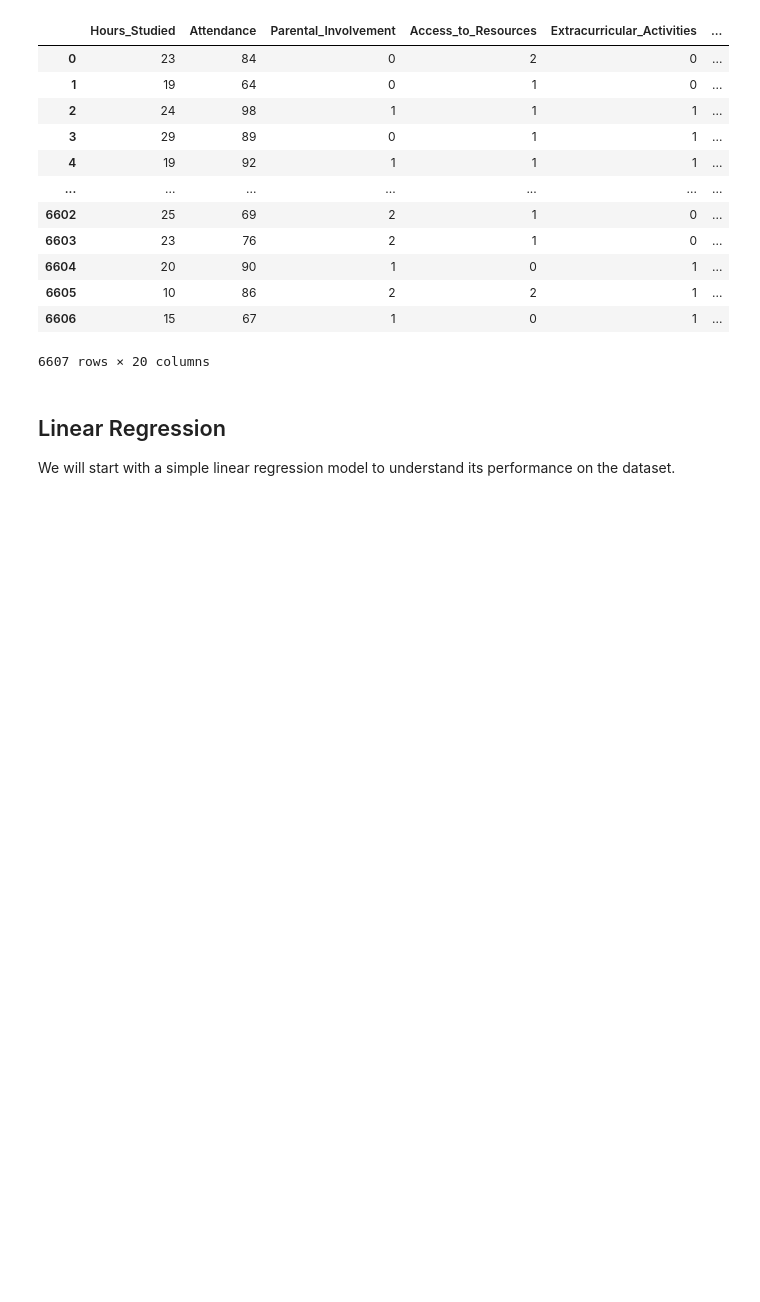
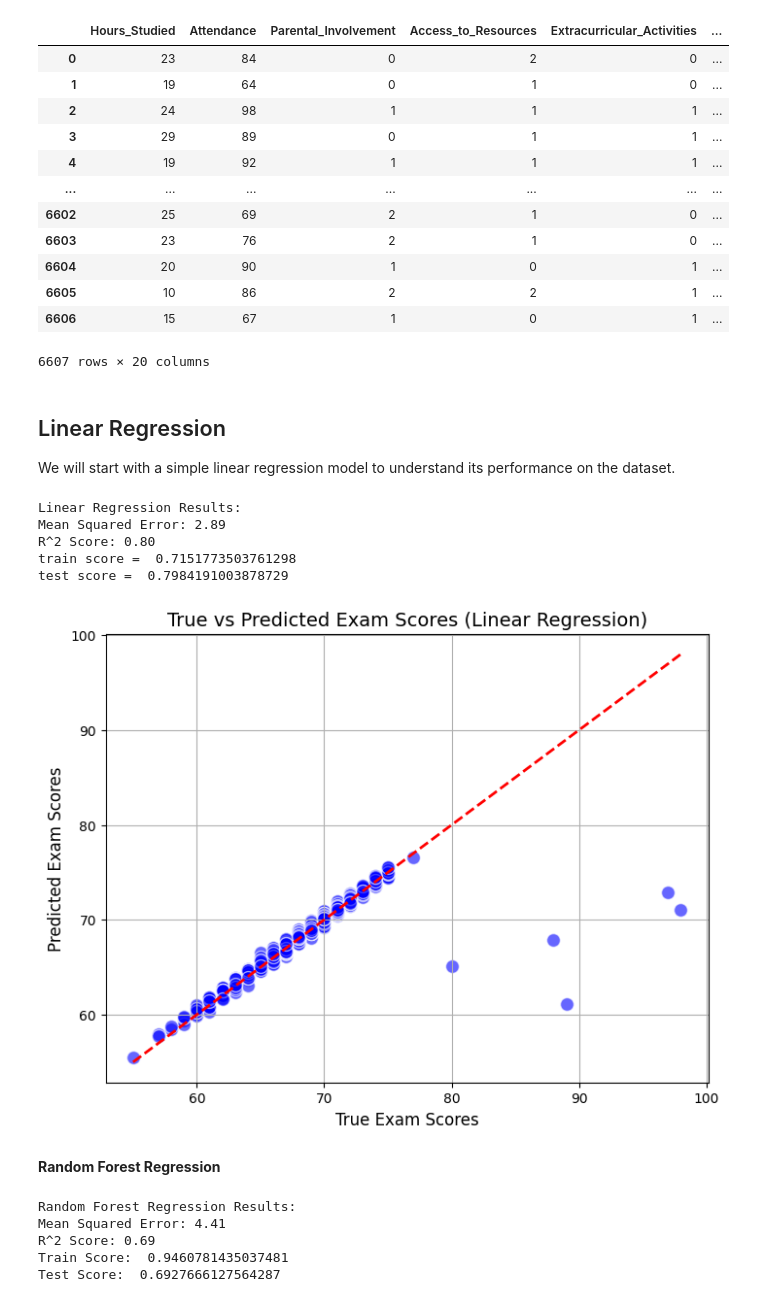
Before and after one commit to FaroukAshrafElshamy/SPP, a Jupyter notebook: SPP.ipynb, the cells around one changed output. Saved outputs shown, nothing was run; the diff lists cells and outputs as text; code cells hidden in the pictures; blank space fills up the shorter version.

Commit message:
Added regression models and accuracy comparison plot

```diff
--- a/SPP.ipynb
+++ b/SPP.ipynb
@@ -272,9 +273,9 @@ We will start with a simple linear regression model to understand its performanc
 X = df.drop(columns=['Exam_Score'])
 y = df['Exam_Score']
 
-scaler = StandardScaler()
+scaler = MinMaxScaler()
 X_scaled = scaler.fit_transform(X)
-X_train, X_test, y_train, y_test = train_test_split(X_scaled, y, test_size=0.2, random_state=42)
+X_train, X_test, y_train, y_test = train_test_split(X_scaled, y, test_size=0.15, random_state=42)
 
 linear_regressor = LinearRegression()
 linear_regressor.fit(X_train, y_train)
@@ -282,8 +283,49 @@ linear_regressor.fit(X_train, y_train)
 y_predic = linear_regressor.predict(X_test)
 
 mse = mean_squared_error(y_test, y_predic)
-r2_lr = r2_score(y_test, y_predic)
+r2 = r2_score(y_test, y_predic)
 
 print("Linear Regression Results:")
 print(f"Mean Squared Error: {mse:.2f}")
-print(f"R^2 Score: {r2_lr:.2f}")
+print(f"R^2 Score: {r2:.2f}")
+print("train score = " , linear_regressor.score(X_train , y_train))
+print("test score = " , linear_regressor.score(X_test , y_test))
+# %% [output]
+Linear Regression Results:
+Mean Squared Error: 2.89
+R^2 Score: 0.80
+train score =  0.7151773503761298
+test score =  0.7984191003878729
+# %%
+import matplotlib.pyplot as plt
+
+plt.figure(figsize=(8, 6))
+plt.scatter(y_test, y_predic, color='blue', alpha=0.6, edgecolors='w', s=100)
+plt.plot([min(y_test), max(y_test)], [min(y_test), max(y_test)], color='red', linestyle='--', lw=2)
+plt.title('True vs Predicted Exam Scores (Linear Regression)', fontsize=14)
+plt.xlabel('True Exam Scores', fontsize=12)
+plt.ylabel('Predicted Exam Scores', fontsize=12)
+plt.grid(True)
+plt.show()
+# %% [output]
+[figure, added]
+# %% [markdown]
+**Random Forest Regression**
+# %%
+
+random_forest_regressor = RandomForestRegressor(n_estimators=100, random_state=42)
+random_forest_regressor.fit(X_train, y_train)
+
+y_pred_rf = random_forest_regressor.predict(X_test)
+
+print("Random Forest Regression Results:")
+print(f"Mean Squared Error: {mean_squared_error(y_test, y_pred_rf):.2f}")
+print(f"R^2 Score: {r2_score(y_test, y_pred_rf):.2f}")
+print("Train Score: ", random_forest_regressor.score(X_train, y_train))
+print("Test Score: ", random_forest_regressor.score(X_test, y_test))
+# %% [output]
+Random Forest Regression Results:
+Mean Squared Error: 4.41
+R^2 Score: 0.69
+Train Score:  0.9460781435037481
+Test Score:  0.6927666127564287
```
Also changed, not shown: parts of 7 cells of this notebook.
